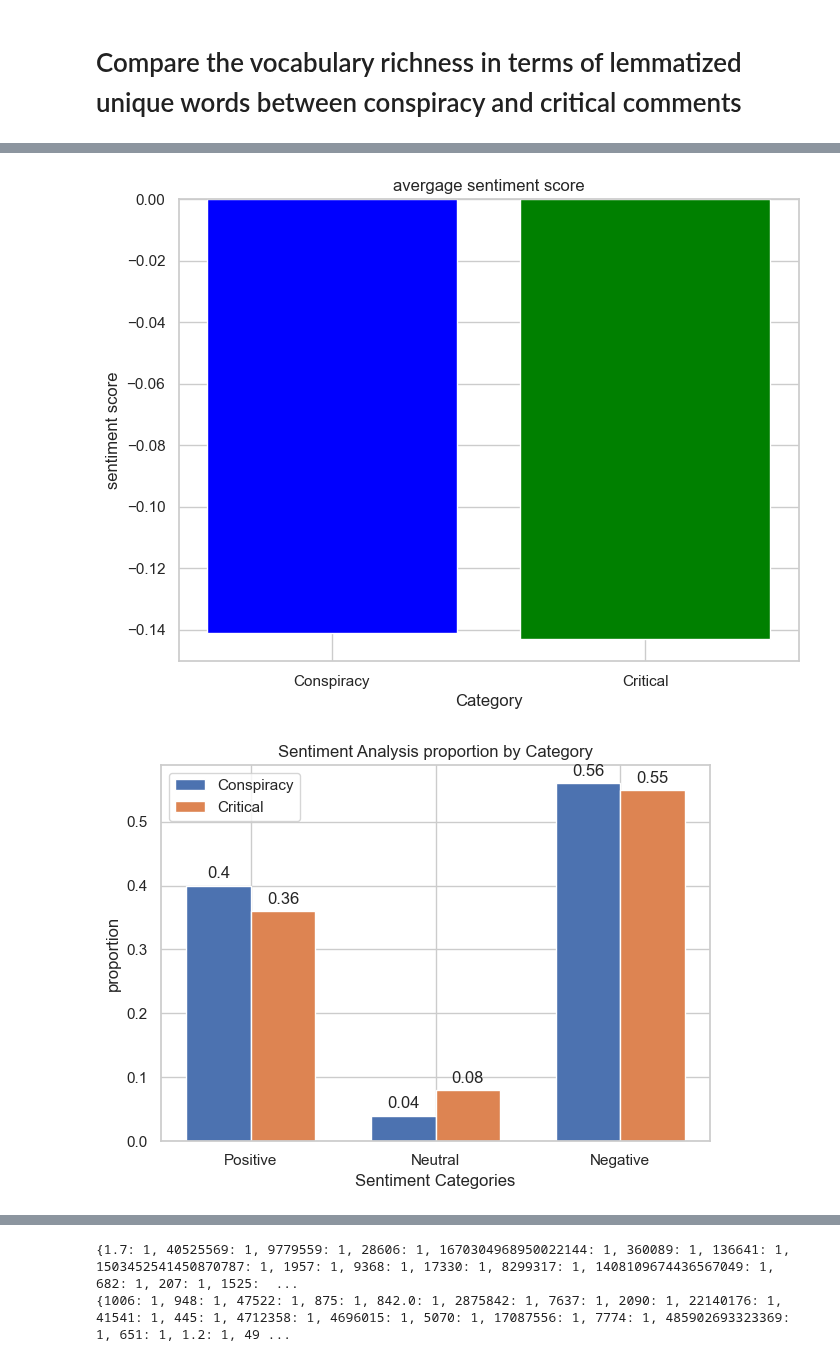
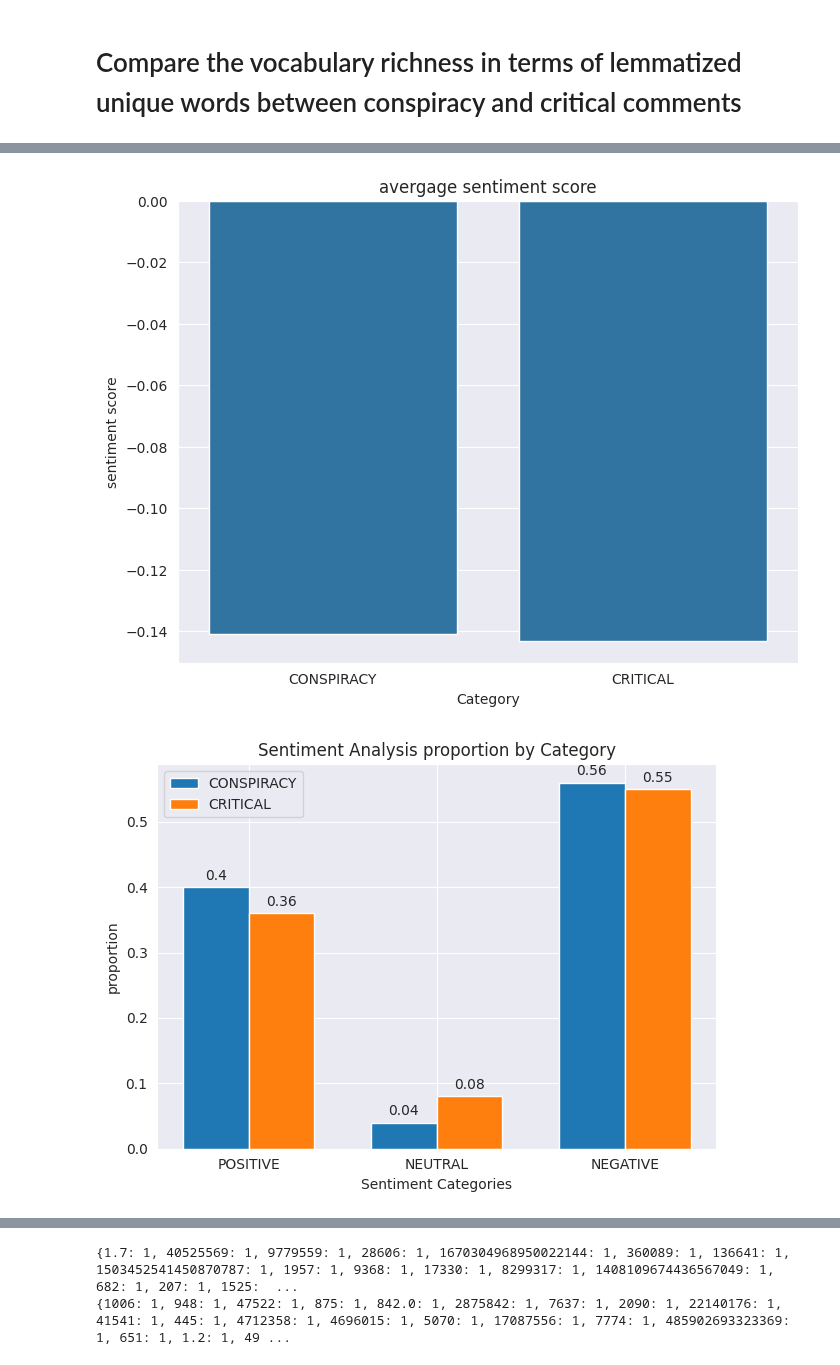
Before and after one commit to erikrubinov/nlp_project, a Jupyter notebook: src/task_1.ipynb, the cells around one changed output, grey strips where cells are left out. Cells and saved outputs as stored; diff of their text form; code cells hidden in the pictures.

Commit message:
unify task 1 script, add new figures

```diff
--- a/src/task_1.ipynb
+++ b/src/task_1.ipynb
@@ -31,7 +37,7 @@ nltk.download('vader_lexicon')
 [nltk_data]   Package vader_lexicon is already up-to-date!
 True
 # %%
-data = json.loads(open("Oppositional_thinking_analysis_dataset.json").read())
+data = json.loads(open("../data/processed/Oppositional_thinking_analysis_dataset.json").read())
 # %% [markdown]
 # Compare the total number of conspiracy and critical comments
 # %%
@@ -240,31 +257,40 @@ plt.show()
+# %%
+def analyze_sentiment(comment):
+    sia = SentimentIntensityAnalyzer()
+    sentiment = sia.polarity_scores(comment)
+    return sentiment
+
+CONSPIRACY_sentiment_scores = []
+CRITICAL_sentiment_scores = []
+
+
+for comment in data:
+    sentiment = analyze_sentiment(comment["text"])["compound"]
+    if comment["category"] == "CONSPIRACY":
+        CONSPIRACY_sentiment_scores.append(sentiment)
+    else:
+        CRITICAL_sentiment_scores.append(sentiment)
+
+categories = ['CONSPIRACY', 'CRITICAL']
+sentiment_scores = [np.mean(CONSPIRACY_sentiment_scores), np.mean(CRITICAL_sentiment_scores)]
+
+df = pd.DataFrame({
+    'Category': categories,
+    'Sentiment Score': sentiment_scores
+})
+
+# Create bar chart
+plt.figure(figsize=(8, 6))
+sns.barplot(x='Category', y='Sentiment Score', data=df)
+plt.xlabel('Category')
+plt.ylabel('sentiment score')
+plt.title('avergage sentiment score')
+# save fig
+plt.savefig("../reports/figures/01/sentiment_score.png")
+plt.show()
+# %% [output]
+[figure, added]
 # %%
-def analyze_sentiment(comment):
-    sia = SentimentIntensityAnalyzer()
-    sentiment = sia.polarity_scores(comment)
-    return sentiment
-
-data = json.loads(open("Oppositional_thinking_analysis_dataset.json").read())
-CONSPIRACY_sentiment_scores = []
-CRITICAL_sentiment_scores = []
-
-
-for comment in data:
-    sentiment = analyze_sentiment(comment["text"])["compound"]
-    if comment["category"] == "CONSPIRACY":
-        CONSPIRACY_sentiment_scores.append(sentiment)
-    else:
-        CRITICAL_sentiment_scores.append(sentiment)
-
-categories = ['Conspiracy', 'Critical']
-sentiment_scores = [np.mean(CONSPIRACY_sentiment_scores), np.mean(CRITICAL_sentiment_scores)]
-
-# Create bar chart
-plt.figure(figsize=(8, 6))
-plt.bar(categories, sentiment_scores, color=['blue', 'green'])
-plt.xlabel('Category')
-plt.ylabel('sentiment score')
-plt.title('avergage sentiment score')
-plt.show()
 
 
 def categorize_sentiments(sentiment_scores):
@@ -288,7 +314,7 @@ CONSPIRACY_sentiment_scores_categories = categorize_sentiments(CONSPIRACY_sentim
 CRITICAL_sentiment_scores_categories = categorize_sentiments(CRITICAL_sentiment_scores)
 
 # Data setup
-categories = ['Positive', 'Neutral', 'Negative']
+categories = ['POSITIVE', 'NEUTRAL', 'NEGATIVE']
 conspiracy_counts = [round(CONSPIRACY_sentiment_scores_categories['pos']/CONSPIRACY_counter,2),round(CONSPIRACY_sentiment_scores_categories['neutral']/CONSPIRACY_counter,2), round(CONSPIRACY_sentiment_scores_categories['neg']/CONSPIRACY_counter,2)]
 critical_counts = [round(CRITICAL_sentiment_scores_categories['pos']/CRITICAL_counter,2), round(CRITICAL_sentiment_scores_categories['neutral']/CRITICAL_counter,2), round(CRITICAL_sentiment_scores_categories['neg']/CRITICAL_counter,2)]
 
@@ -296,38 +322,38 @@ x = np.arange(len(categories))  # the label locations
 width = 0.35  # the width of the bars
 
 fig, ax = plt.subplots()
-rects1 = ax.bar(x - width/2, conspiracy_counts, width, label='Conspiracy')
-rects2 = ax.bar(x + width/2, critical_counts, width, label='Critical')
+rects1 = ax.bar(x - width/2, conspiracy_counts, width, label='CONSPIRACY')
+rects2 = ax.bar(x + width/2, critical_counts, width, label='CRITICAL')
 
 # Add some text for labels, title and custom x-axis tick labels, etc.
 ax.set_xlabel('Sentiment Categories')
 ax.set_ylabel('proportion')
 ax.set_title('Sentiment Analysis proportion by Category')
 ax.set_xticks(x)
 ax.set_xticklabels(categories)
 ax.legend()
 
 # Function to add labels on the bars
 def autolabel(rects):
     """Attach a text label above each bar in *rects*, displaying its height."""
     for rect in rects:
         height = rect.get_height()
         ax.annotate('{}'.format(height),
                     xy=(rect.get_x() + rect.get_width() / 2, height),
                     xytext=(0, 3),  # 3 points vertical offset
                     textcoords="offset points",
                     ha='center', va='bottom')
 
 # Call the function to label the bars
 autolabel(rects1)
 autolabel(rects2)
 
 fig.tight_layout()
-
+# save fig
+plt.savefig("../reports/figures/01/sentiment_analysis_proportion.png")
 plt.show()
 # %% [output]
-[figure, old version]
+[figure, new version]
-[figure, removed]
 # %%
 def extract_numbers_with_decimals(text):
     numbers = re.findall(r'\d+\.\d+|\d+', text)
```
Also changed, not shown: parts of 15 cells of this notebook, 9 other files.
